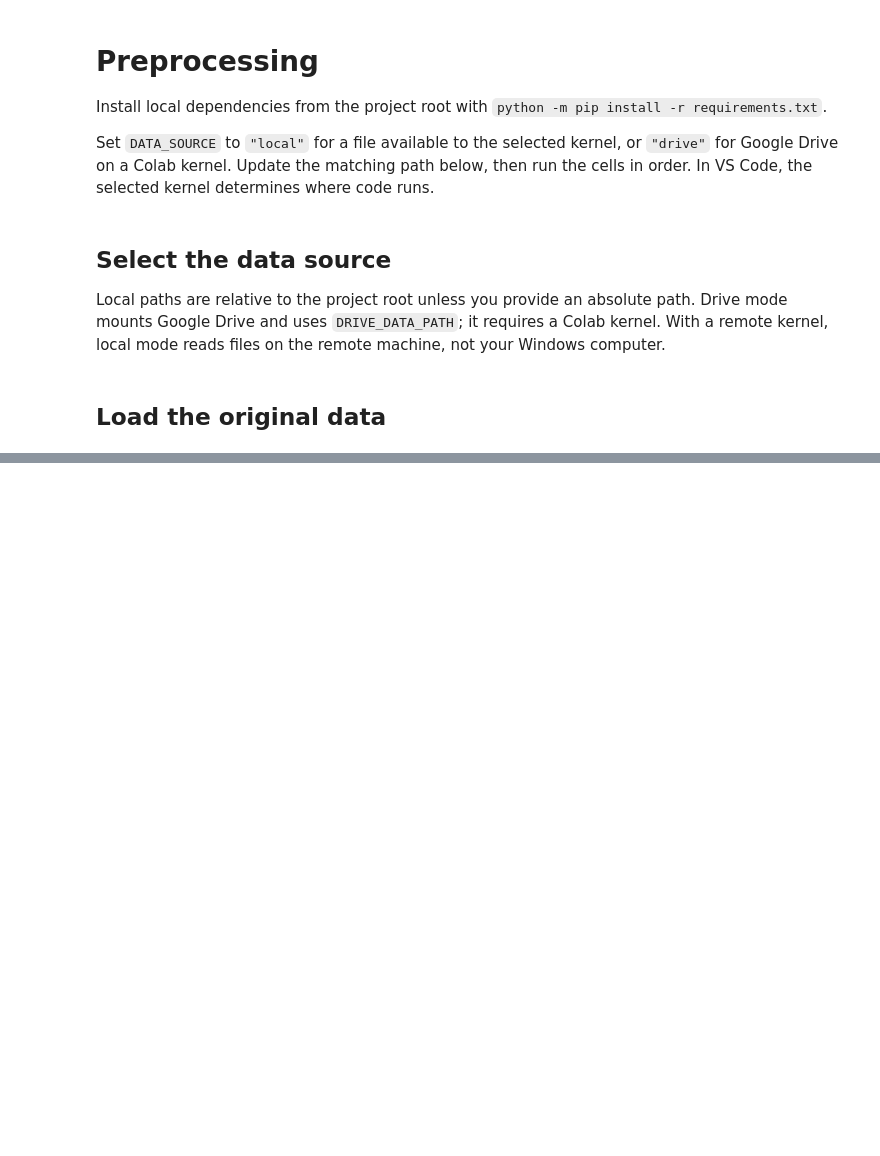
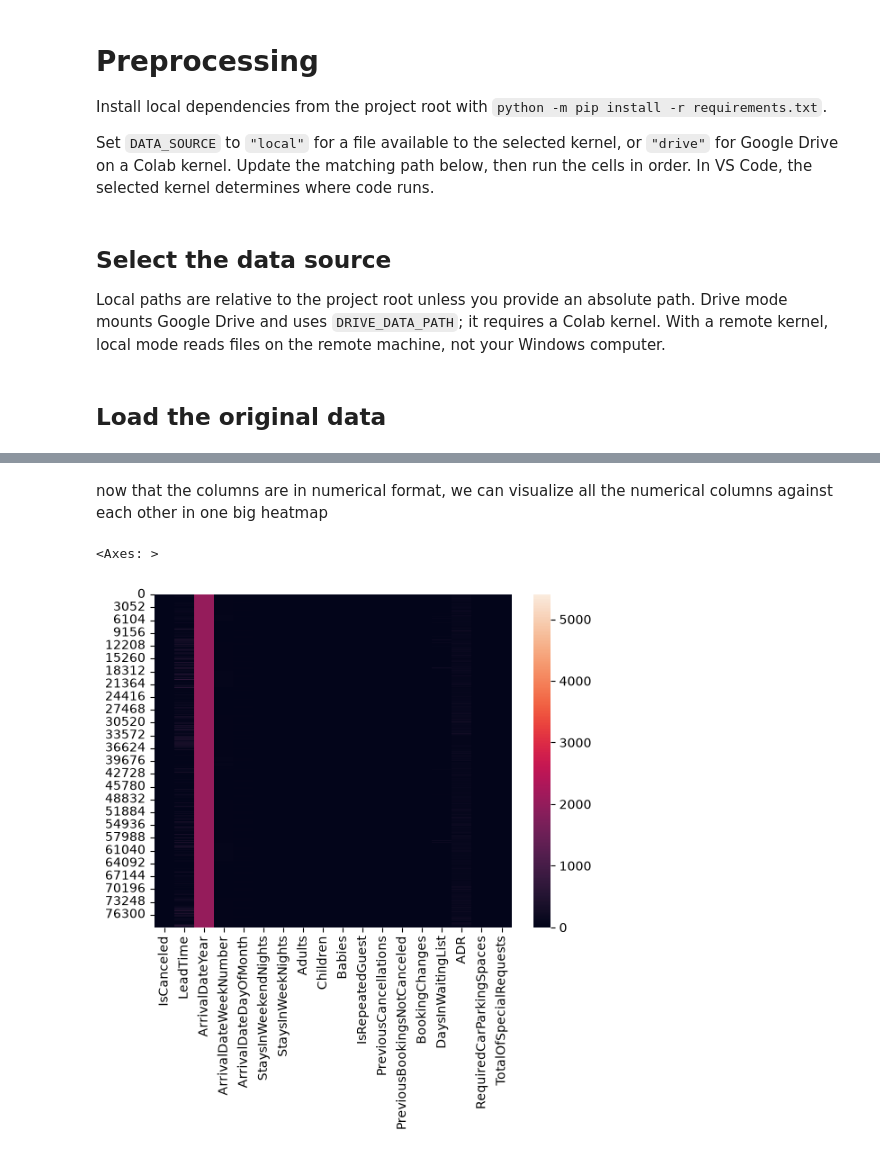
Before and after one commit to OMZaky/City-Hotel-Booking, a Jupyter notebook: notebooks/preprocessing.ipynb, the cells around one changed output, grey strips where cells are left out. Drawn from its saved outputs; the diff is of its cells as text; code cells hidden in the pictures; blank space fills up the shorter version.

Commit message:
basic preprocessing & some basic visualization

```diff
--- a/notebooks/preprocessing.ipynb
+++ b/notebooks/preprocessing.ipynb
@@ -55,5 +43,5 @@ if not DATA_PATH.is_file():
         "in the setup cell, then rerun the cells in order."
     )
 
-df_raw = pd.read_csv(DATA_PATH, dtype="string", keep_default_na=False)
-df_raw.shape
+df = pd.read_csv(DATA_PATH, dtype="string", keep_default_na=False)
+df.shape
@@ -61,0 +54,3 @@ df_raw.shape
+# %%
+df = df.drop(columns=["Agent","Company"])
+df.shape
@@ -61,0 +62,31 @@ df_raw.shape
+# %%
+numerical_columns = [
+    "IsCanceled",
+    "LeadTime",
+    "ArrivalDateYear",
+    "ArrivalDateWeekNumber",
+    "ArrivalDateDayOfMonth",
+    "StaysInWeekendNights",
+    "StaysInWeekNights",
+    "Adults",
+    "Children",
+    "Babies",
+    "IsRepeatedGuest",
+    "PreviousCancellations",
+    "PreviousBookingsNotCanceled",
+    "BookingChanges",
+    "DaysInWaitingList",
+    "ADR",
+    "RequiredCarParkingSpaces",
+    "TotalOfSpecialRequests",
+]
+
+from sklearn.impute import SimpleImputer
+
+imputer = SimpleImputer(missing_values="NA",strategy="constant",fill_value="-1")
+
+imputer = imputer.fit(df[numerical_columns])
+df[numerical_columns] = imputer.transform(df[numerical_columns])
+# %%
+for column in numerical_columns:
+    df[column] = pd.to_numeric(df[column])
@@ -61,0 +105,9 @@ df_raw.shape
+# %% [markdown]
+now that the columns are in numerical format, we can visualize all the numerical columns against each other in one big heatmap
+# %%
+import seaborn as sns
+df_visual = df[numerical_columns].pivot(index="Model", columns="Task", values="Score")
+sns.heatmap(df_visual)
+# %% [output]
+<Axes: >
+[figure, added]
```
Also changed, not shown: parts of 8 cells of this notebook.
